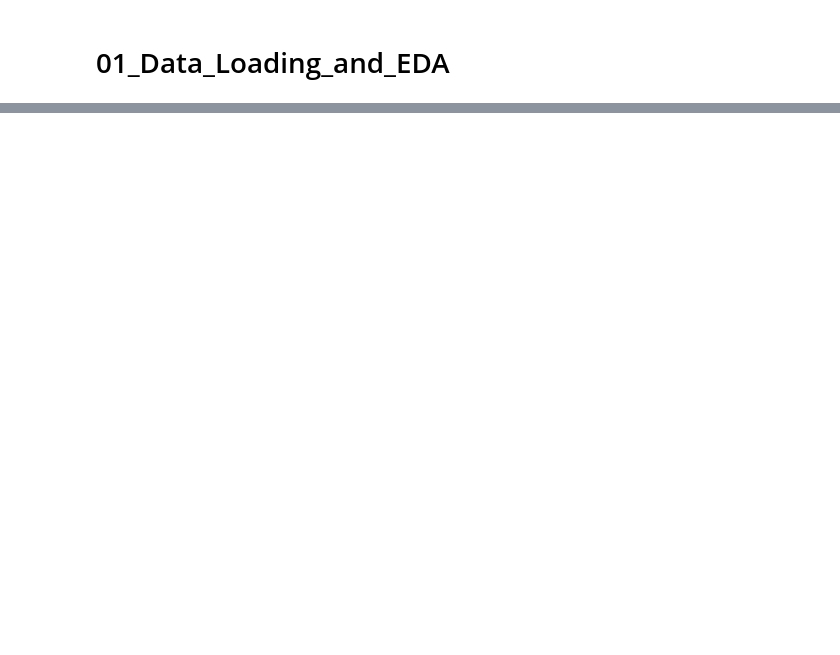
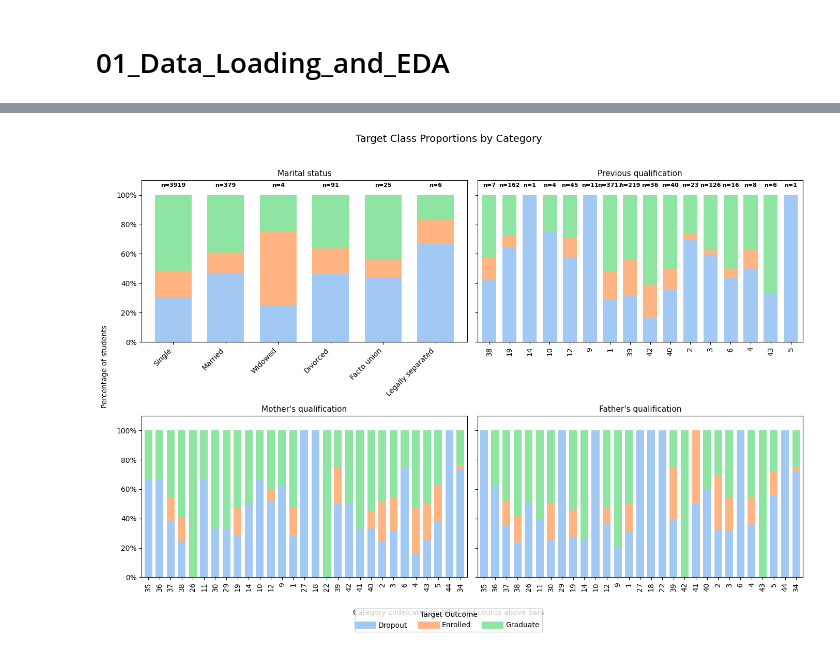
Before and after one commit to 21RM/Y3S2-AI-Proj2, a Jupyter notebook: notebooks/01_data_loading.ipynb, the cells around one changed output, grey strips where cells are left out. Drawn from its saved outputs; the diff is of its cells as text; code cells hidden in the pictures; blank space fills up the shorter version.

```diff
--- a/notebooks/01_data_loading.ipynb
+++ b/notebooks/01_data_loading.ipynb
@@ -77,0 +188,66 @@ plt.show()
+# %%
+import matplotlib.pyplot as plt
+from matplotlib.ticker import PercentFormatter
+import seaborn as sns
+
+# Ensure df is loaded and cleaned above this cell:
+# df = pd.read_csv(r"..\data\data0.csv", sep=";")
+# df.rename(columns=lambda c: c.strip(), inplace=True)
+
+# Soft pastel palette
+pastel_colors = sns.color_palette("pastel", n_colors=3)
+color_map = {"Dropout": pastel_colors[0], "Enrolled": pastel_colors[1], "Graduate": pastel_colors[2]}
+
+# Qualification code order
+qual_order = [35,36,37,38,26,11,30,29,19,14,10,12,9,1,27,18,22,39,42,41,40,2,3,6,4,43,5,44,34]
+
+# Marital status mapping
+marital_map = {
+    1: "Single", 2: "Married", 3: "Widowed",
+    4: "Divorced", 5: "Facto union", 6: "Legally separated"
+}
+
+cat_cols = ["Marital status", "Previous qualification", "Mother's qualification", "Father's qualification"]
+
+fig, axes = plt.subplots(2, 2, figsize=(14,10), sharey=True)
+plt.subplots_adjust(wspace=0.4, hspace=0.4)
+
+for ax, col in zip(axes.flat, cat_cols):
+    prop = (df.groupby([col, "Target"]).size()
+               .unstack(fill_value=0)
+               .apply(lambda x: 100 * x / x.sum(), axis=1))
+    if col in ["Previous qualification", "Mother's qualification", "Father's qualification"]:
+        prop = prop.reindex(qual_order).dropna(how="all")
+    prop.plot(kind="bar", stacked=True, ax=ax, width=0.7,
+              color=[color_map[t] for t in prop.columns])
+    ax.set_title(col, fontsize=11)
+    ax.yaxis.set_major_formatter(PercentFormatter())
+    ax.set_xlabel("")
+    ax.legend_.remove()
+
+    # Annotate counts for marital & previous qual only
+    if col in ["Marital status", "Previous qualification"]:
+        counts = df[col].value_counts().reindex(prop.index).fillna(0).astype(int)
+        ax.set_ylim(0, 110)
+        for i, code in enumerate(prop.index):
+            ax.text(i, 105, f"n={counts[code]}", ha="center", va="bottom",
+                    fontweight="bold", fontsize=8)
+    # Relabel x-ticks: map codes to labels for marital status only
+    if col == "Marital status":
+        labels = [marital_map.get(int(code), "") for code in prop.index]
+        ax.set_xticklabels(labels, rotation=45, ha="right")
+
+# Shared legend
+fig.legend(handles=[plt.Line2D([], [], color=color_map[t], lw=10) for t in color_map],
+           labels=list(color_map.keys()), title="Target Outcome",
+           loc="lower center", ncol=3, bbox_to_anchor=(0.5, -0.02))
+
+# Shared labels & title
+fig.text(0.5, 0.02, "Category code/category label and counts above bars", ha="center")
+fig.text(0.02, 0.5, "Percentage of students", va="center", rotation="vertical")
+fig.suptitle("Target Class Proportions by Category", y=0.95, fontsize=14)
+
+plt.tight_layout(rect=[0.03, 0.05, 1, 0.93])
+plt.show()
+# %% [output]
+[figure, added]
```
Also changed, not shown: parts of 37 cells of this notebook, 2 other files.
